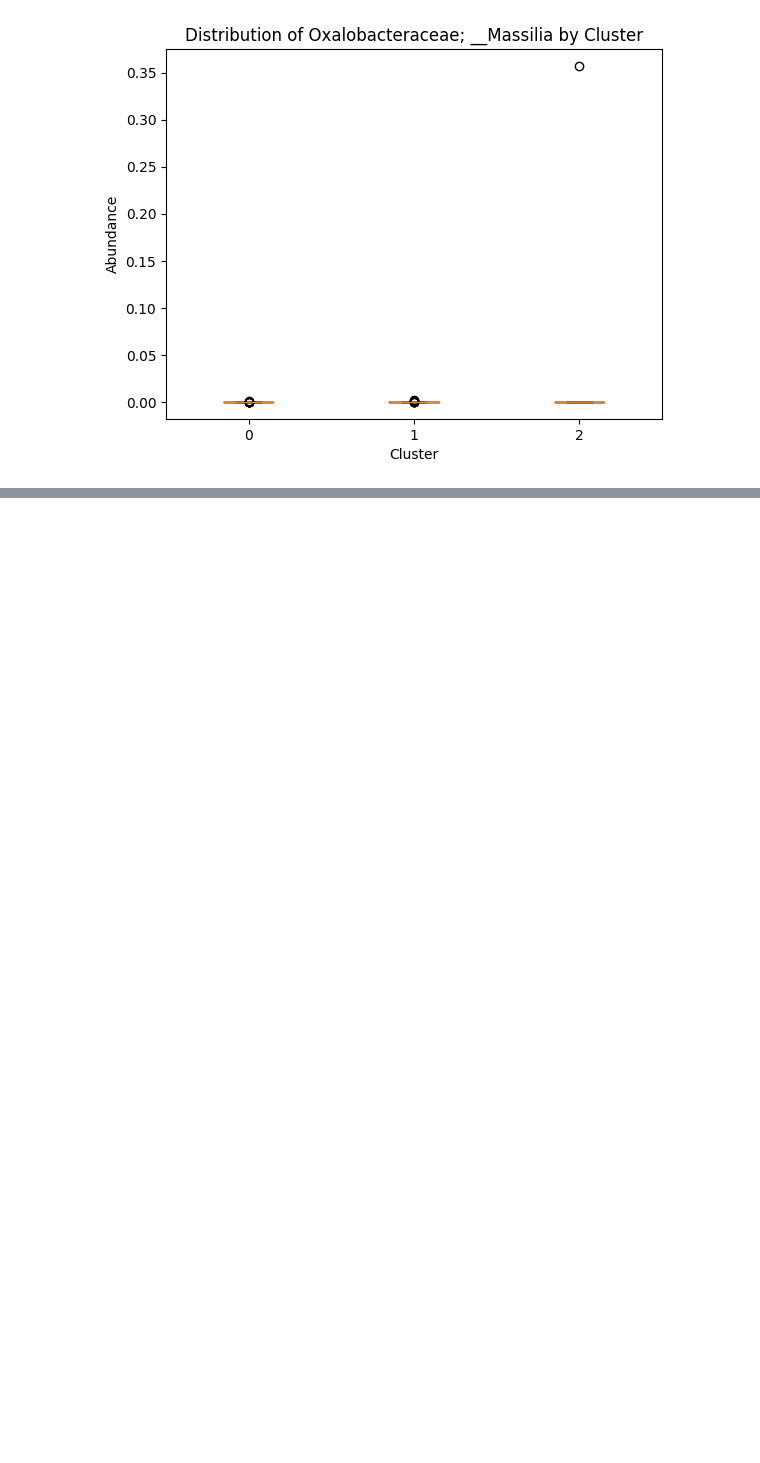
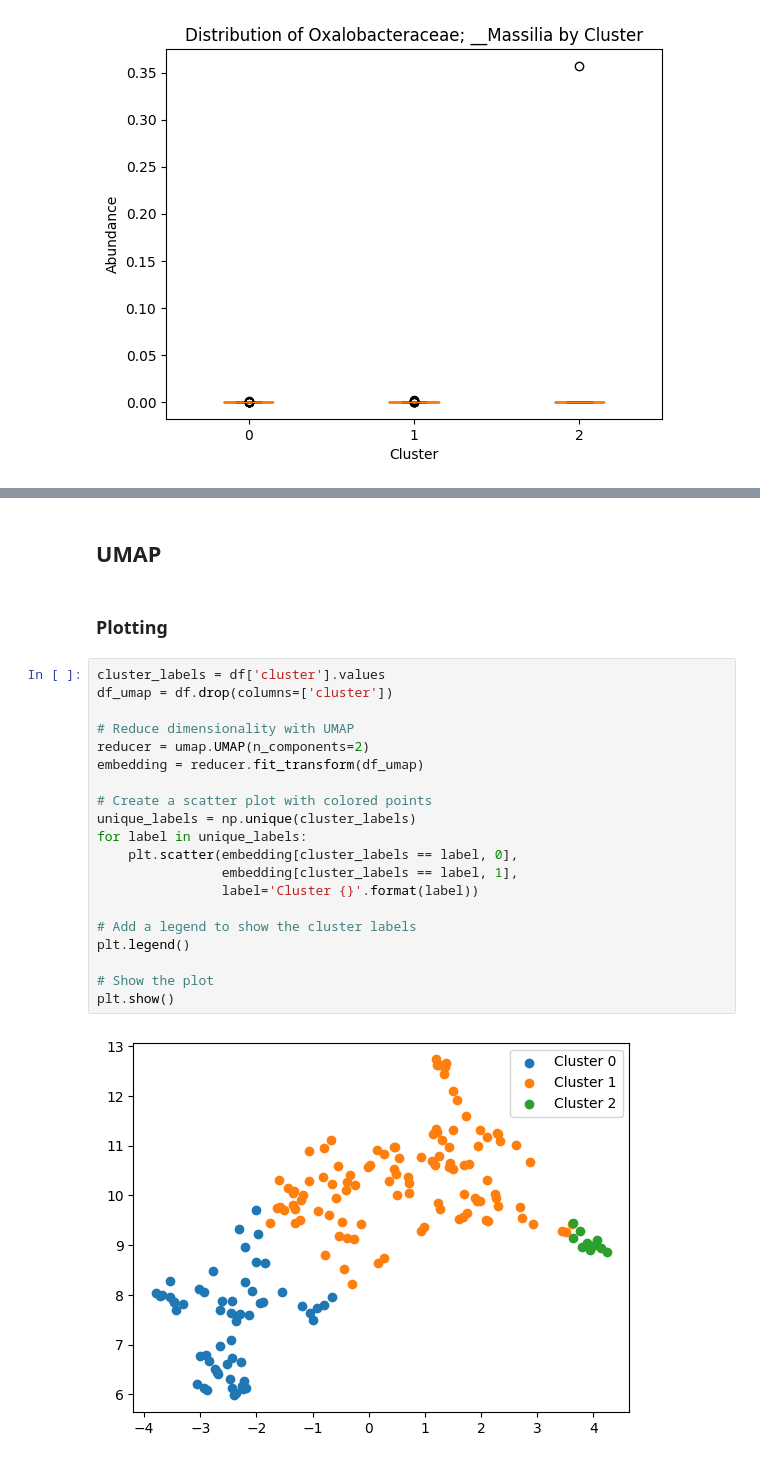
Before and after one commit to nehabhatia8/MLB-Project, a Jupyter notebook: MLB_Neha.ipynb, the cells around one changed output, grey strips where cells are left out. Cells and saved outputs as stored; diff of their text form; blank space fills up the shorter version.

Commit message:
Finish umap

```diff
--- a/MLB_Neha.ipynb
+++ b/MLB_Neha.ipynb
@@ -264,0 +329,26 @@ Text(0.5, 1.0, 'Distribution of Oxalobacteraceae; __Massilia by Cluster')
+# %% [markdown]
+## UMAP
+# %% [markdown]
+### Plotting
+# %%
+cluster_labels = df['cluster'].values
+df_umap = df.drop(columns=['cluster'])
+
+# Reduce dimensionality with UMAP
+reducer = umap.UMAP(n_components=2)
+embedding = reducer.fit_transform(df_umap)
+
+# Create a scatter plot with colored points
+unique_labels = np.unique(cluster_labels)
+for label in unique_labels:
+    plt.scatter(embedding[cluster_labels == label, 0],
+                embedding[cluster_labels == label, 1],
+                label='Cluster {}'.format(label))
+
+# Add a legend to show the cluster labels
+plt.legend()
+
+# Show the plot
+plt.show()
+# %% [output]
+[figure, added]
```
Also changed, not shown: parts of 24 cells of this notebook.
